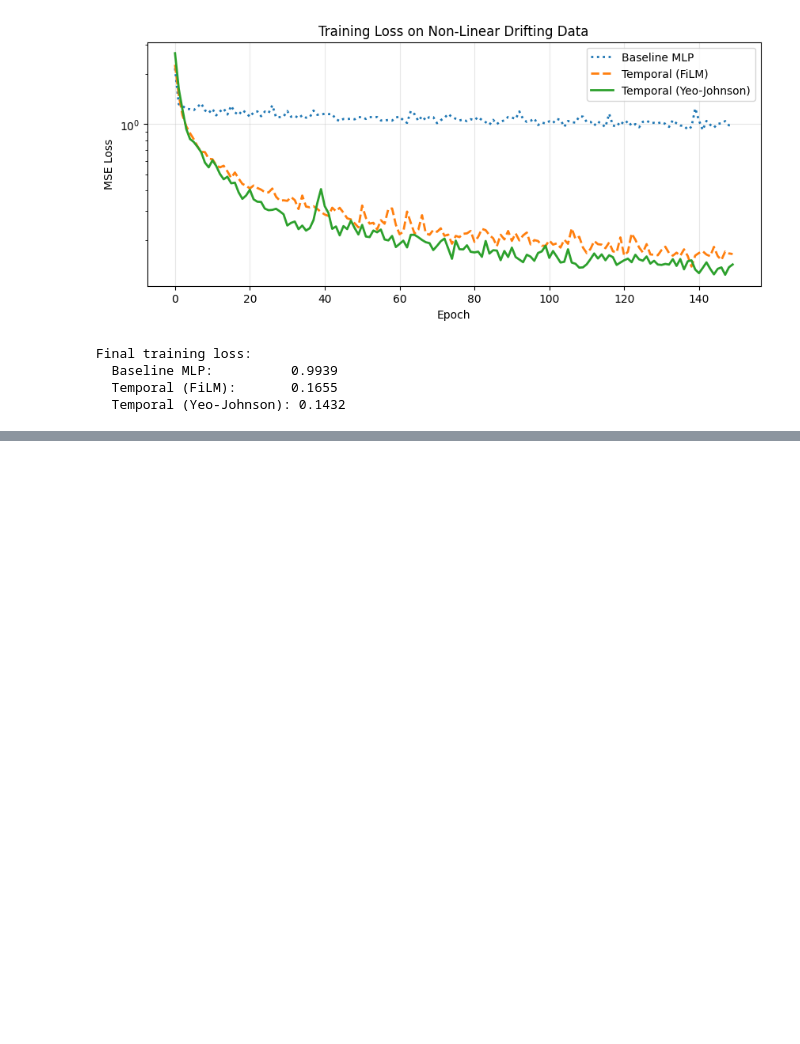
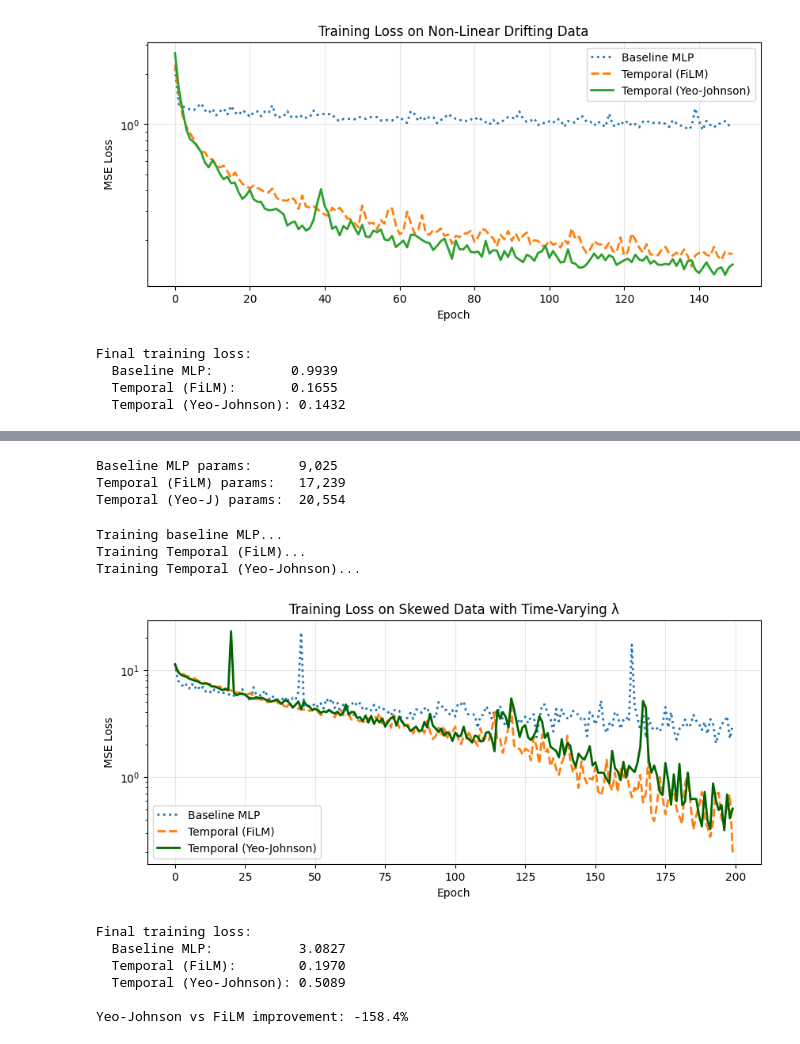
Before and after one commit to liamflynn1989/tabular-nn-research, a Jupyter notebook: tutorials/01_temporal_modulation.ipynb, the cells around one changed output, grey strips where cells are left out. Saved outputs shown, nothing was run; the diff lists cells and outputs as text; code cells hidden in the pictures; blank space fills up the shorter version.

```diff
--- a/tutorials/01_temporal_modulation.ipynb
+++ b/tutorials/01_temporal_modulation.ipynb
@@ -1347,0 +1543,73 @@ This is much more parameter-efficient than training separate models per time per
+# %%
+# Train and compare all three models on the skewed data
+n_train_skew = 2000
+X_train_skew = X_skew[:n_train_skew]
+y_train_skew = y_skew[:n_train_skew]
+t_train_skew = time_idx_skew[:n_train_skew]
+X_test_skew = X_skew[n_train_skew:]
+y_test_skew = y_skew[n_train_skew:]
+t_test_skew = time_idx_skew[n_train_skew:]
+
+train_loader_skew = DataLoader(
+    TensorDataset(X_train_skew, y_train_skew, t_train_skew),
+    batch_size=64, shuffle=True
+)
+
+# Create three models
+baseline_model_skew = MLP(d_in=3, d_out=1, n_blocks=3, d_block=64, dropout=0.1)
+
+temporal_film_skew = TemporalTabularModel(
+    d_in=3, d_out=1, d_time=16, n_blocks=3, d_block=64, dropout=0.1, use_yeo_johnson=False
+)
+
+temporal_yj_skew = TemporalTabularModel(
+    d_in=3, d_out=1, d_time=16, n_blocks=3, d_block=64, dropout=0.1, use_yeo_johnson=True
+)
+
+print(f"Baseline MLP params:      {baseline_model_skew.count_parameters():,}")
+print(f"Temporal (FiLM) params:   {temporal_film_skew.count_parameters():,}")
+print(f"Temporal (Yeo-J) params:  {temporal_yj_skew.count_parameters():,}")
+# %% [output]
+Baseline MLP params:      9,025
+Temporal (FiLM) params:   17,239
+Temporal (Yeo-J) params:  20,554
+# %%
+# Train all three models
+print("Training baseline MLP...")
+baseline_losses_skew = train_model(baseline_model_skew, train_loader_skew, n_epochs=200, use_time=False)
+
+print("Training Temporal (FiLM)...")
+film_losses_skew = train_model(temporal_film_skew, train_loader_skew, n_epochs=200, use_time=True)
+
+print("Training Temporal (Yeo-Johnson)...")
+yj_losses_skew = train_model(temporal_yj_skew, train_loader_skew, n_epochs=200, use_time=True)
+
+# Plot training curves
+plt.figure(figsize=(10, 4))
+plt.plot(baseline_losses_skew, label='Baseline MLP', linewidth=2, linestyle=':')
+plt.plot(film_losses_skew, label='Temporal (FiLM)', linewidth=2, linestyle='--')
+plt.plot(yj_losses_skew, label='Temporal (Yeo-Johnson)', linewidth=2, color='darkgreen')
+plt.xlabel('Epoch')
+plt.ylabel('MSE Loss')
+plt.title('Training Loss on Skewed Data with Time-Varying λ')
+plt.legend()
+plt.yscale('log')
+plt.grid(True, alpha=0.3)
+plt.show()
+
+print(f"\nFinal training loss:")
+print(f"  Baseline MLP:           {baseline_losses_skew[-1]:.4f}")
+print(f"  Temporal (FiLM):        {film_losses_skew[-1]:.4f}")
+print(f"  Temporal (Yeo-Johnson): {yj_losses_skew[-1]:.4f}")
+print(f"\nYeo-Johnson vs FiLM improvement: {(1 - yj_losses_skew[-1]/film_losses_skew[-1])*100:.1f}%")
+# %% [output]
+Training baseline MLP...
+Training Temporal (FiLM)...
+Training Temporal (Yeo-Johnson)...
+[figure, added]
+Final training loss:
+  Baseline MLP:           3.0827
+  Temporal (FiLM):        0.1970
+  Temporal (Yeo-Johnson): 0.5089
+
+Yeo-Johnson vs FiLM improvement: -158.4%
```
Also changed, not shown: parts of 11 cells of this notebook.
